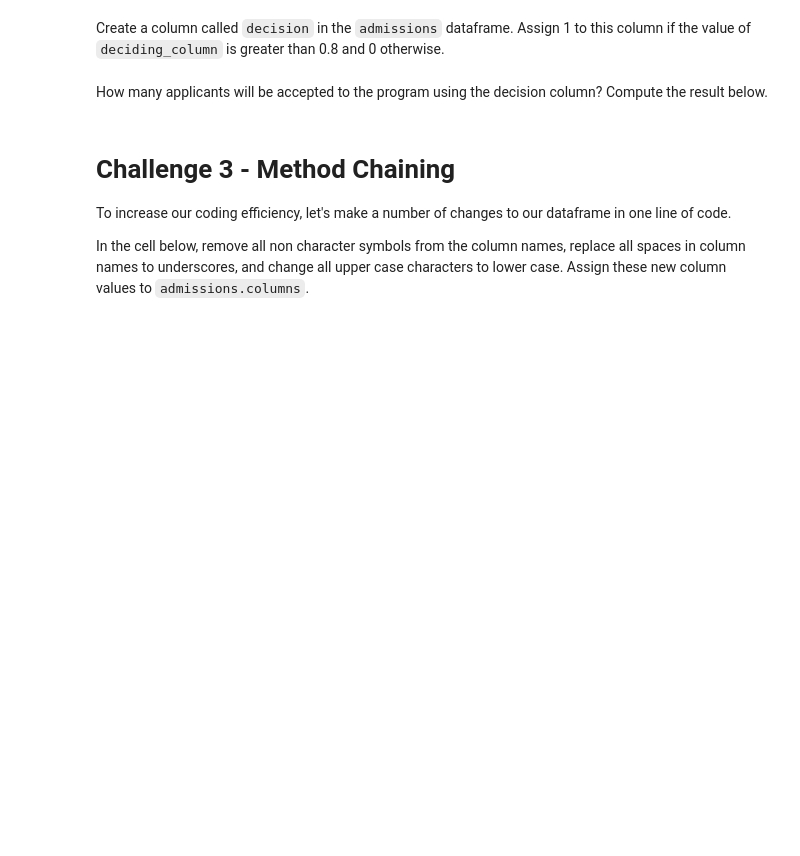
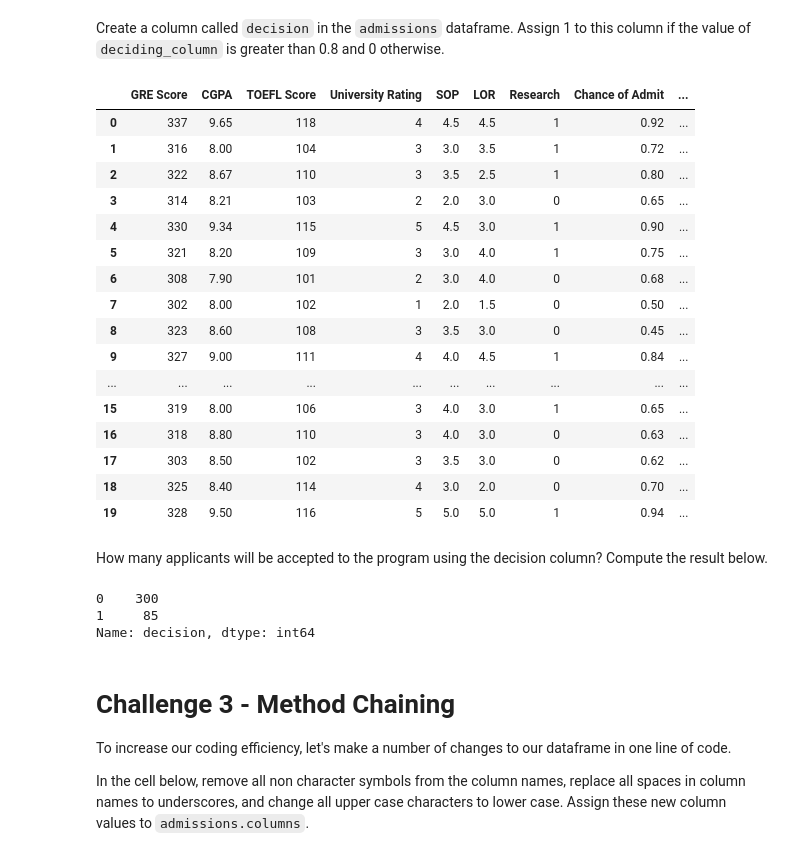
Before and after one commit to Diegon8/datamad0820, a Jupyter notebook: module-2/lab-advanced-pandas/your-code/main.ipynb, the cells around one changed output. Saved outputs shown, nothing was run; the diff lists cells and outputs as text; code cells hidden in the pictures; blank space fills up the shorter version.

```diff
--- a/module-2/lab-advanced-pandas/your-code/main.ipynb
+++ b/module-2/lab-advanced-pandas/your-code/main.ipynb
@@ -248,2 +266,24 @@ Create a column called `decision` in the `admissions` dataframe. Assign 1 to thi
+# %%
+# Your code here:
+admissions['decision'] = np.where(admissions['deciding_column']>0.8, 1, 0)
+display(admissions.head(20))
+# %% [output]
+|  | GRE Score | CGPA | TOEFL Score | University Rating | SOP | LOR | Research | Chance of Admit | ... |
+| 0 | 337 | 9.65 | 118 | 4 | 4.5 | 4.5 | 1 | 0.92 | ... |
+| 1 | 316 | 8.00 | 104 | 3 | 3.0 | 3.5 | 1 | 0.72 | ... |
+| 2 | 322 | 8.67 | 110 | 3 | 3.5 | 2.5 | 1 | 0.80 | ... |
+| 3 | 314 | 8.21 | 103 | 2 | 2.0 | 3.0 | 0 | 0.65 | ... |
+| 4 | 330 | 9.34 | 115 | 5 | 4.5 | 3.0 | 1 | 0.90 | ... |
+| 5 | 321 | 8.20 | 109 | 3 | 3.0 | 4.0 | 1 | 0.75 | ... |
+| 6 | 308 | 7.90 | 101 | 2 | 3.0 | 4.0 | 0 | 0.68 | ... |
+| 7 | 302 | 8.00 | 102 | 1 | 2.0 | 1.5 | 0 | 0.50 | ... |
+| 8 | 323 | 8.60 | 108 | 3 | 3.5 | 3.0 | 0 | 0.45 | ... |
+| 9 | 327 | 9.00 | 111 | 4 | 4.0 | 4.5 | 1 | 0.84 | ... |
+| ... | ... | ... | ... | ... | ... | ... | ... | ... | ... |
+| 15 | 319 | 8.00 | 106 | 3 | 4.0 | 3.0 | 1 | 0.65 | ... |
+| 16 | 318 | 8.80 | 110 | 3 | 4.0 | 3.0 | 0 | 0.63 | ... |
+| 17 | 303 | 8.50 | 102 | 3 | 3.5 | 3.0 | 0 | 0.62 | ... |
+| 18 | 325 | 8.40 | 114 | 4 | 3.0 | 2.0 | 0 | 0.70 | ... |
+| 19 | 328 | 9.50 | 116 | 5 | 5.0 | 5.0 | 1 | 0.94 | ... |
 # %% [markdown]
 How many applicants will be accepted to the program using the decision column? Compute the result below.
@@ -252,3 +290,11 @@ How many applicants will be accepted to the program using the decision column? C
+# %%
+# Your code here:
+admissions['decision'].value_counts()
+#85 applicants will be admitted and 300 wont.
+# %% [output]
+0    300
+1     85
+Name: decision, dtype: int64
 # %% [markdown]
 # Challenge 3 - Method Chaining
 
```
Also changed, not shown: parts of 13 cells of this notebook.
